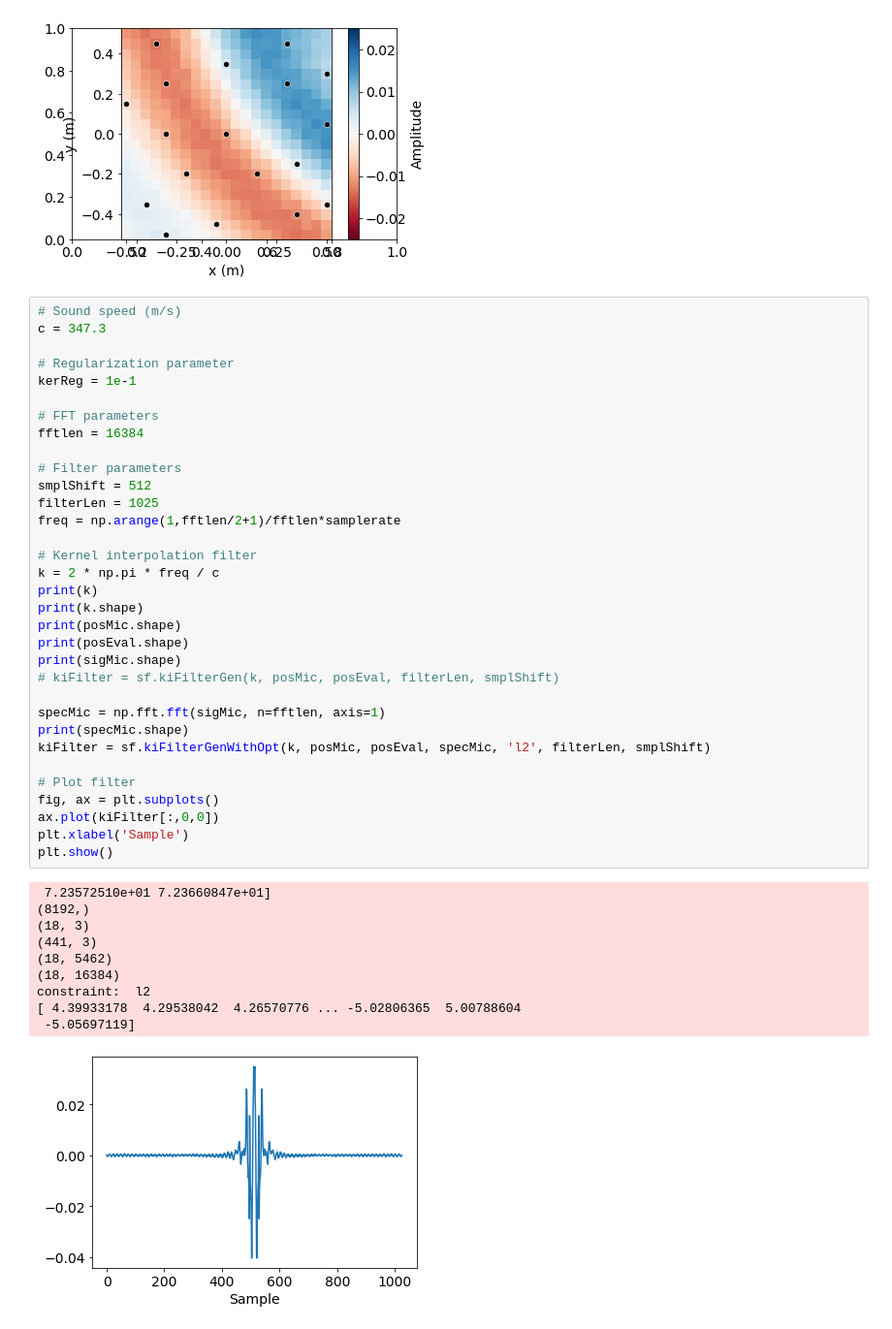
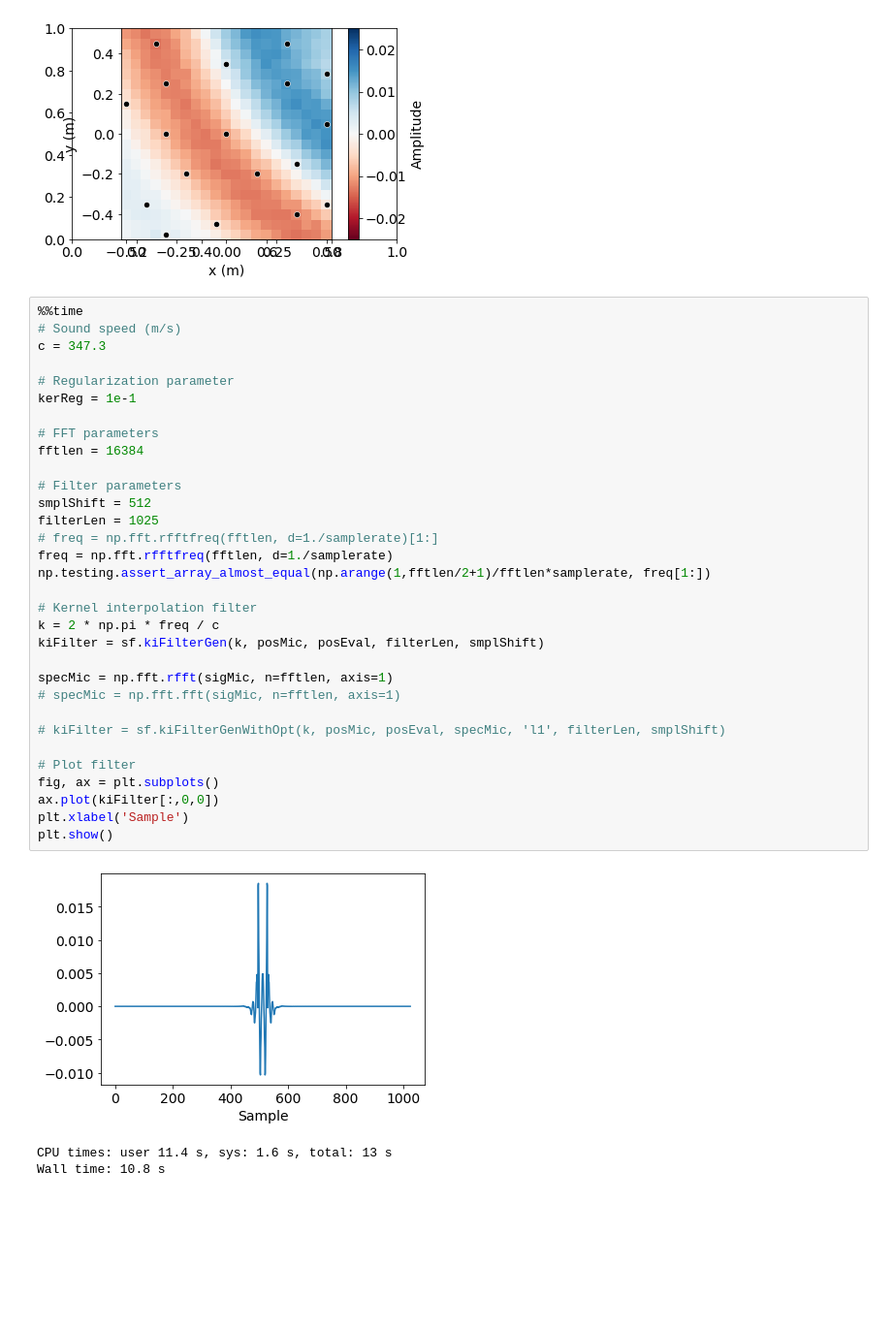
Before and after one commit to uchiiii/MeshRIR, a Jupyter notebook: example/sf_reconst.ipynb, the cells around one changed output. Shown at 97% size. Saved outputs shown, nothing was run; the diff lists cells and outputs as text; blank space fills up the shorter version.

```diff
--- a/example/sf_reconst.ipynb
+++ b/example/sf_reconst.ipynb
@@ -115,49 +115,41 @@ samplerate (Hz):  8000
 ir length: 5462
 [figure]
 # %%
+%%time
 # Sound speed (m/s)
 c = 347.3
 
 # Regularization parameter
 kerReg = 1e-1
 
 # FFT parameters
 fftlen = 16384
 
 # Filter parameters
 smplShift = 512
 filterLen = 1025
-freq = np.arange(1,fftlen/2+1)/fftlen*samplerate
+# freq = np.fft.rfftfreq(fftlen, d=1./samplerate)[1:]
+freq = np.fft.rfftfreq(fftlen, d=1./samplerate)
+np.testing.assert_array_almost_equal(np.arange(1,fftlen/2+1)/fftlen*samplerate, freq[1:])
 
 # Kernel interpolation filter
 k = 2 * np.pi * freq / c
-print(k)
-print(k.shape)
-print(posMic.shape)
-print(posEval.shape)
-print(sigMic.shape)
-# kiFilter = sf.kiFilterGen(k, posMic, posEval, filterLen, smplShift)
+kiFilter = sf.kiFilterGen(k, posMic, posEval, filterLen, smplShift)
 
-specMic = np.fft.fft(sigMic, n=fftlen, axis=1)
-print(specMic.shape)
-kiFilter = sf.kiFilterGenWithOpt(k, posMic, posEval, specMic, 'l2', filterLen, smplShift)
+specMic = np.fft.rfft(sigMic, n=fftlen, axis=1)
+# specMic = np.fft.fft(sigMic, n=fftlen, axis=1)
+
+# kiFilter = sf.kiFilterGenWithOpt(k, posMic, posEval, specMic, 'l1', filterLen, smplShift)
 
 # Plot filter
 fig, ax = plt.subplots()
 ax.plot(kiFilter[:,0,0])
 plt.xlabel('Sample')
 plt.show()
 # %% [output]
+[figure, new version]
- 7.23572510e+01 7.23660847e+01]
-(8192,)
-(18, 3)
-(441, 3)
-(18, 5462)
-(18, 16384)
-constraint:  l2
-[ 4.39933178  4.29538042  4.26570776 ... -5.02806365  5.00788604
- -5.05697119]
+CPU times: user 11.4 s, sys: 1.6 s, total: 13 s
+Wall time: 10.8 s
-[figure, old version]
 # %%
 # Convolution inerpolation filter
 specMic = np.fft.fft(sigMic.T, n=fftlen, axis=0)[:,:,None]
```
Also changed, not shown: parts of 2 cells of this notebook, 8 other files.
